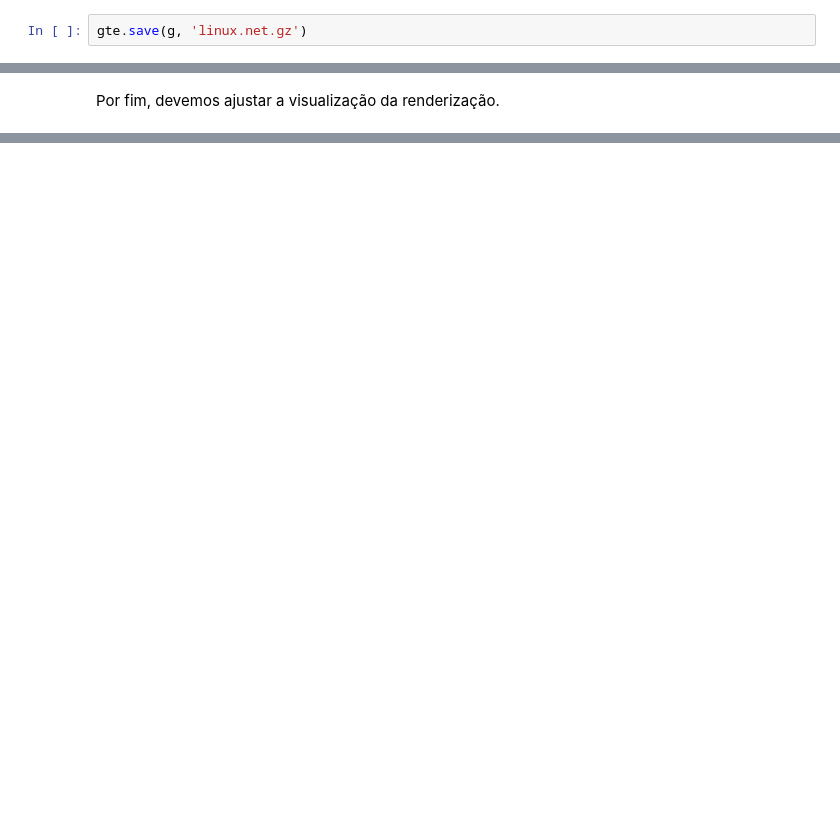
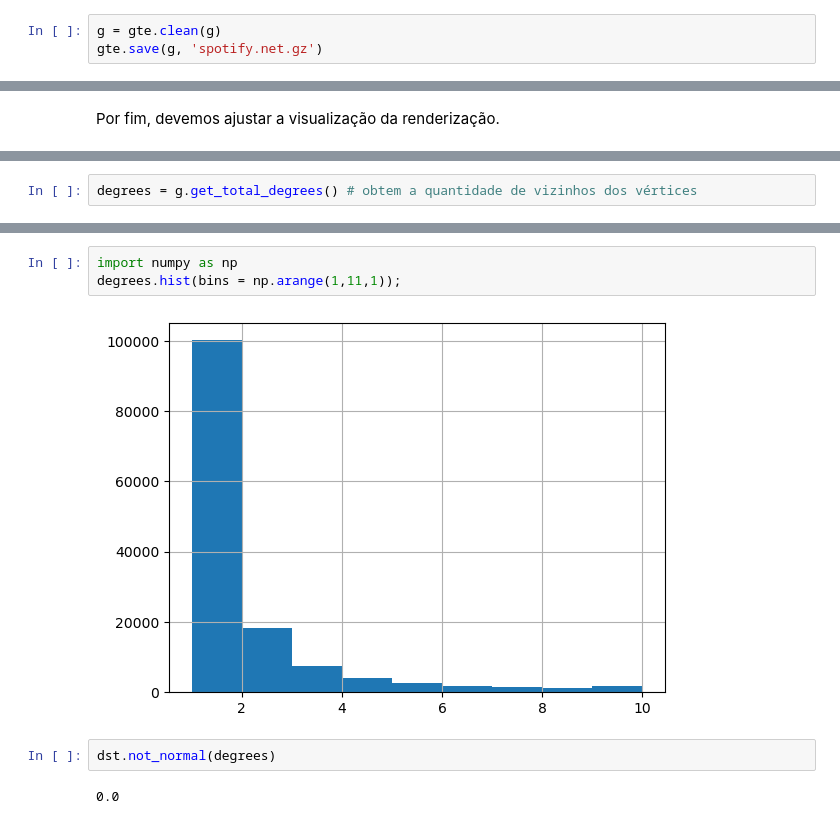
Before and after one commit to G3mha/courses-at-Insper, a Jupyter notebook: social_networks/aps02/aps02.ipynb, the cells around one changed output, grey strips where cells are left out. Saved outputs shown, nothing was run; the diff lists cells and outputs as text; blank space fills up the shorter version.

```diff
--- a/social_networks/aps02/aps02.ipynb
+++ b/social_networks/aps02/aps02.ipynb
@@ -127,7 +124,8 @@ gte.move(g, layout)
 # %% [markdown]
 Para garantir a segurança da informação processada, devemos guardá-la em um arquivo na mesma pasta deste notebook.
 # %%
-gte.save(g, 'linux.net.gz')
+g = gte.clean(g)
+gte.save(g, 'spotify.net.gz')
 # %% [markdown]
 ## Visualização da rede
 # %% [markdown]
@@ -148,0 +165,2 @@ r.edge_default(width=1)
+# %%
+degrees = g.get_total_degrees() # obtem a quantidade de vizinhos dos vértices
@@ -148,0 +179,9 @@ r.edge_default(width=1)
+# %%
+import numpy as np
+degrees.hist(bins = np.arange(1,11,1));
+# %% [output]
+[figure, added]
+# %%
+dst.not_normal(degrees)
+# %% [output]
+0.0
```
Also changed, not shown: parts of 38 cells of this notebook, 2 other files.
